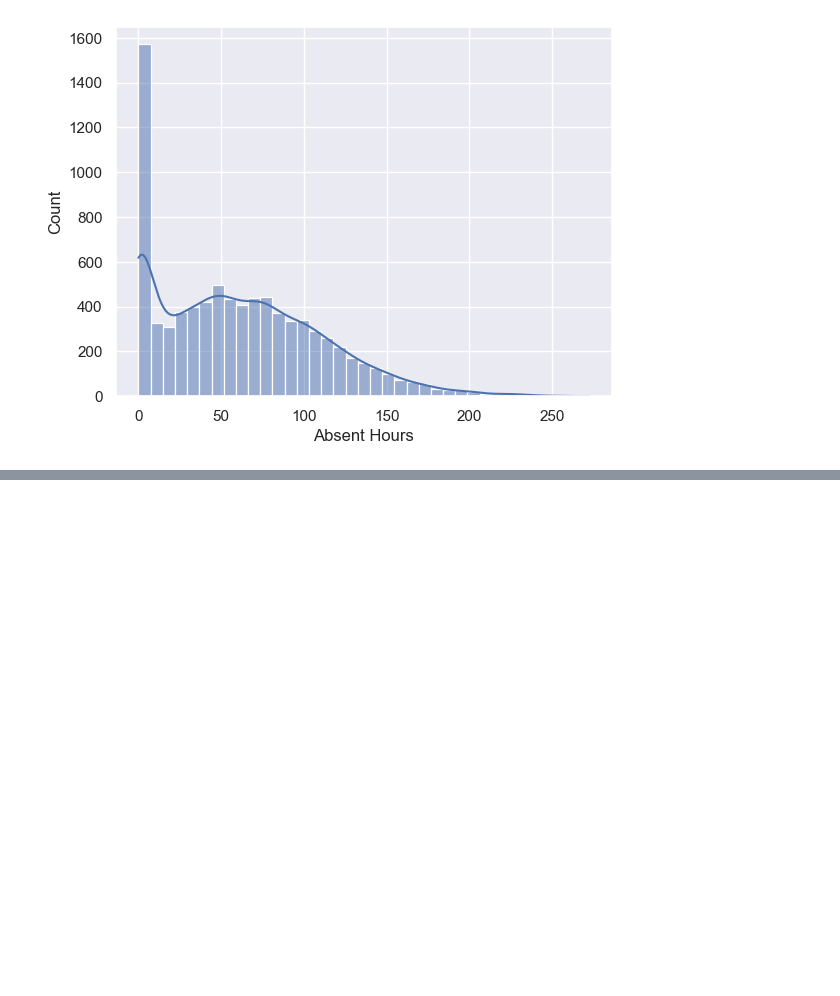
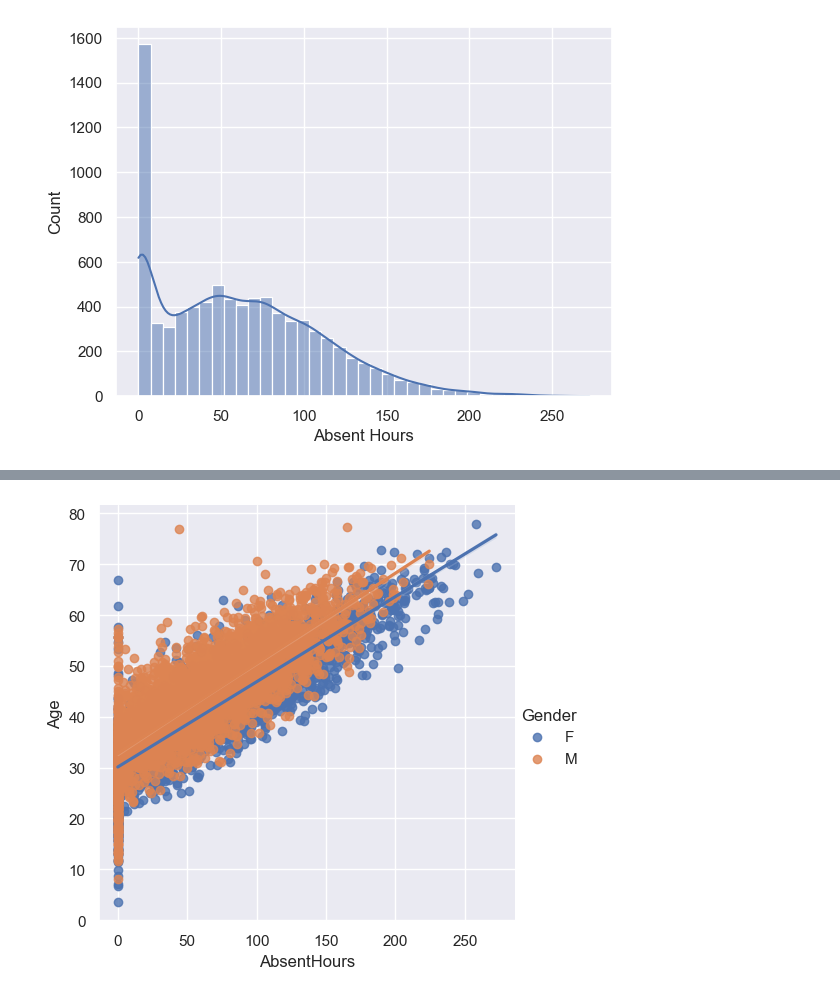
Before and after one commit to piyushrgone/Absenteeism-at-Work-Prediction, a Jupyter notebook: Absenteeism at Work Prediction-EDA.ipynb, the cells around one changed output, grey strips where cells are left out. Cells and saved outputs as stored; diff of their text form; code cells hidden in the pictures; blank space fills up the shorter version.

```diff
--- a/Absenteeism at Work Prediction-EDA.ipynb
+++ b/Absenteeism at Work Prediction-EDA.ipynb
@@ -176,0 +198,4 @@ sns.histplot(x = 'AbsentHours', data= df, kde=True); plt.xlabel('Absent Hours');
+# %%
+sns.lmplot(y = 'Age',x = 'AbsentHours', data=df, hue = 'Gender'); plt.show()
+# %% [output]
+[figure, added]
```
Also changed, not shown: parts of 10 cells of this notebook.
